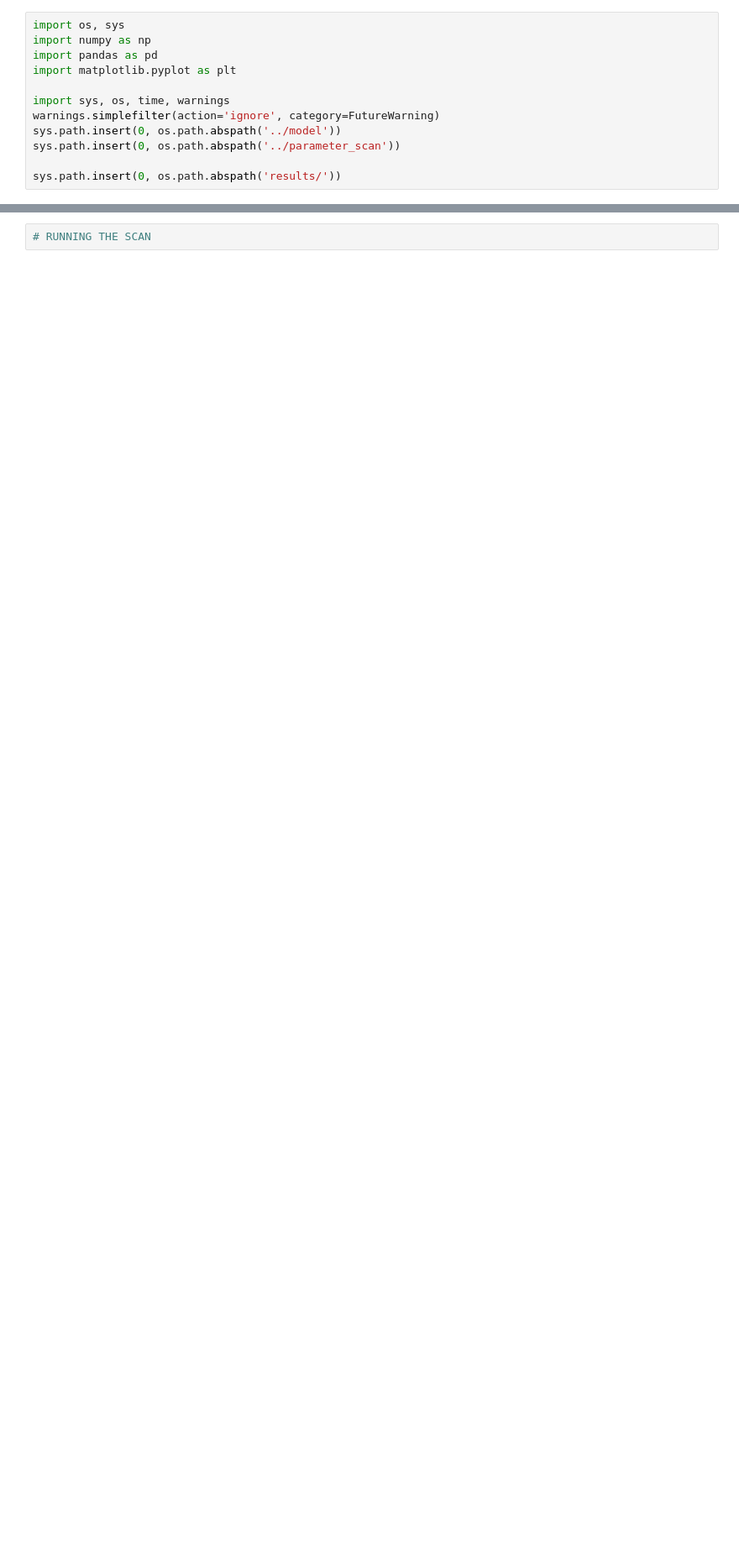
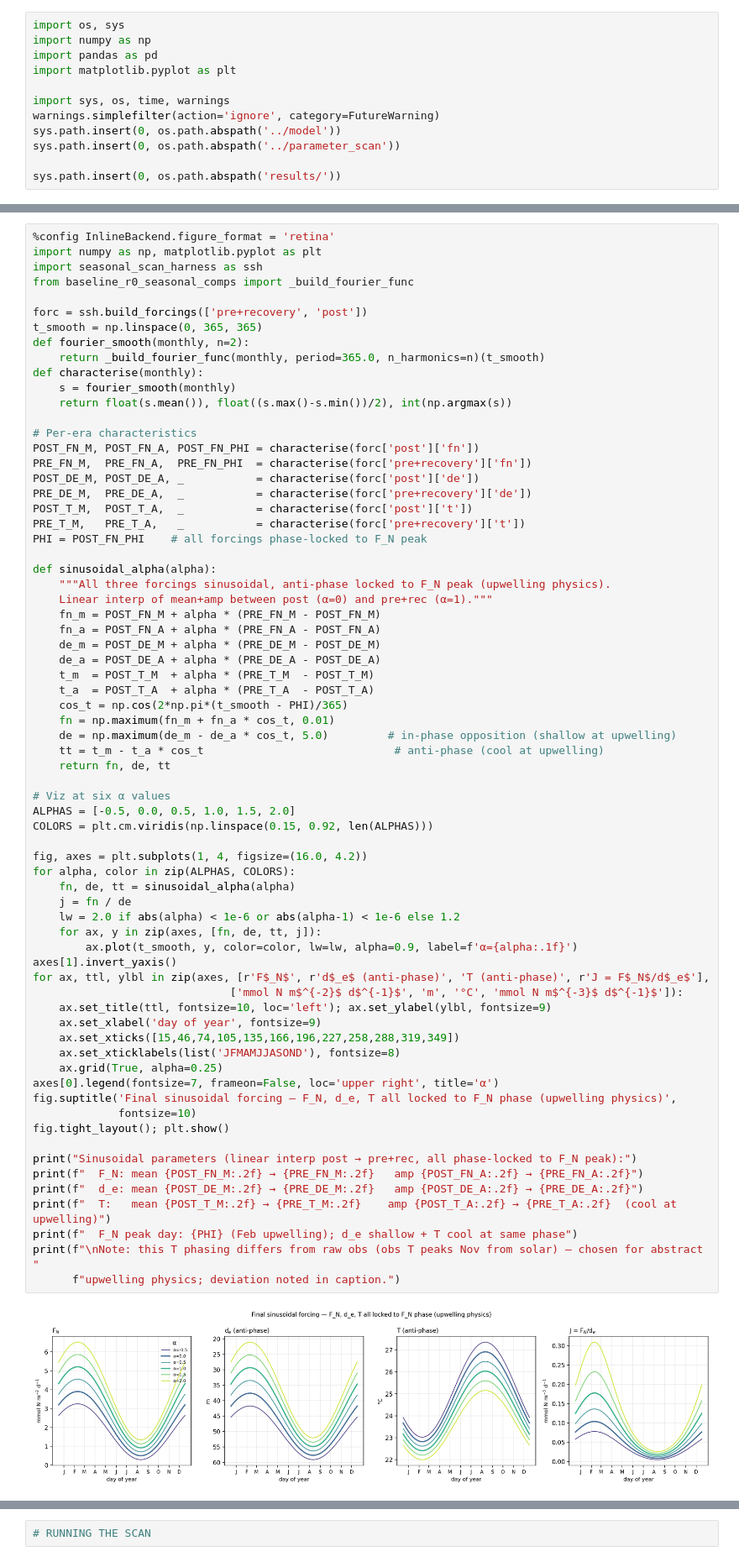
Before and after one commit to ben1post/SSMCariaco, a Jupyter notebook: plots/FIGURE_5.ipynb, the cells around one changed output, grey strips where cells are left out. Shown at 84% size. Cells and saved outputs as stored; diff of their text form; blank space fills up the shorter version.

```diff
--- a/plots/FIGURE_5.ipynb
+++ b/plots/FIGURE_5.ipynb
@@ -18,0 +310,71 @@ sys.path.insert(0, os.path.abspath('results/'))
+# %%
+%config InlineBackend.figure_format = 'retina'
+import numpy as np, matplotlib.pyplot as plt
+import seasonal_scan_harness as ssh
+from baseline_r0_seasonal_comps import _build_fourier_func
+
+forc = ssh.build_forcings(['pre+recovery', 'post'])
+t_smooth = np.linspace(0, 365, 365)
+def fourier_smooth(monthly, n=2):
+    return _build_fourier_func(monthly, period=365.0, n_harmonics=n)(t_smooth)
+def characterise(monthly):
+    s = fourier_smooth(monthly)
+    return float(s.mean()), float((s.max()-s.min())/2), int(np.argmax(s))
+
+# Per-era characteristics
+POST_FN_M, POST_FN_A, POST_FN_PHI = characterise(forc['post']['fn'])
+PRE_FN_M,  PRE_FN_A,  PRE_FN_PHI  = characterise(forc['pre+recovery']['fn'])
+POST_DE_M, POST_DE_A, _           = characterise(forc['post']['de'])
+PRE_DE_M,  PRE_DE_A,  _           = characterise(forc['pre+recovery']['de'])
+POST_T_M,  POST_T_A,  _           = characterise(forc['post']['t'])
+PRE_T_M,   PRE_T_A,   _           = characterise(forc['pre+recovery']['t'])
+PHI = POST_FN_PHI    # all forcings phase-locked to F_N peak
+
+def sinusoidal_alpha(alpha):
+    """All three forcings sinusoidal, anti-phase locked to F_N peak (upwelling physics).
+    Linear interp of mean+amp between post (α=0) and pre+rec (α=1)."""
+    fn_m = POST_FN_M + alpha * (PRE_FN_M - POST_FN_M)
+    fn_a = POST_FN_A + alpha * (PRE_FN_A - POST_FN_A)
+    de_m = POST_DE_M + alpha * (PRE_DE_M - POST_DE_M)
+    de_a = POST_DE_A + alpha * (PRE_DE_A - POST_DE_A)
+    t_m  = POST_T_M  + alpha * (PRE_T_M  - POST_T_M)
+    t_a  = POST_T_A  + alpha * (PRE_T_A  - POST_T_A)
+    cos_t = np.cos(2*np.pi*(t_smooth - PHI)/365)
+    fn = np.maximum(fn_m + fn_a * cos_t, 0.01)
+    de = np.maximum(de_m - de_a * cos_t, 5.0)         # in-phase opposition (shallow at upwelling)
+    tt = t_m - t_a * cos_t                             # anti-phase (cool at upwelling)
+    return fn, de, tt
+
+# Viz at six α values
+ALPHAS = [-0.5, 0.0, 0.5, 1.0, 1.5, 2.0]
+COLORS = plt.cm.viridis(np.linspace(0.15, 0.92, len(ALPHAS)))
+
+fig, axes = plt.subplots(1, 4, figsize=(16.0, 4.2))
+for alpha, color in zip(ALPHAS, COLORS):
+    fn, de, tt = sinusoidal_alpha(alpha)
+    j = fn / de
+    lw = 2.0 if abs(alpha) < 1e-6 or abs(alpha-1) < 1e-6 else 1.2
+    for ax, y in zip(axes, [fn, de, tt, j]):
+        ax.plot(t_smooth, y, color=color, lw=lw, alpha=0.9, label=f'α={alpha:.1f}')
+axes[1].invert_yaxis()
+for ax, ttl, ylbl in zip(axes, [r'F$_N$', r'd$_e$ (anti-phase)', 'T (anti-phase)', r'J = F$_N$/d$_e$'],
+                              ['mmol N m$^{-2}$ d$^{-1}$', 'm', '°C', 'mmol N m$^{-3}$ d$^{-1}$']):
+    ax.set_title(ttl, fontsize=10, loc='left'); ax.set_ylabel(ylbl, fontsize=9)
+    ax.set_xlabel('day of year', fontsize=9)
+    ax.set_xticks([15,46,74,105,135,166,196,227,258,288,319,349])
+    ax.set_xticklabels(list('JFMAMJJASOND'), fontsize=8)
+    ax.grid(True, alpha=0.25)
+axes[0].legend(fontsize=7, frameon=False, loc='upper right', title='α')
+fig.suptitle('Final sinusoidal forcing — F_N, d_e, T all locked to F_N phase (upwelling physics)',
+             fontsize=10)
+fig.tight_layout(); plt.show()
+
+print("Sinusoidal parameters (linear interp post → pre+rec, all phase-locked to F_N peak):")
+print(f"  F_N: mean {POST_FN_M:.2f} → {PRE_FN_M:.2f}   amp {POST_FN_A:.2f} → {PRE_FN_A:.2f}")
+print(f"  d_e: mean {POST_DE_M:.2f} → {PRE_DE_M:.2f}   amp {POST_DE_A:.2f} → {PRE_DE_A:.2f}")
+print(f"  T:   mean {POST_T_M:.2f} → {PRE_T_M:.2f}    amp {POST_T_A:.2f} → {PRE_T_A:.2f}  (cool at upwelling)")
+print(f"  F_N peak day: {PHI} (Feb upwelling); d_e shallow + T cool at same phase")
+print(f"\nNote: this T phasing differs from raw obs (obs T peaks Nov from solar) — chosen for abstract "
+      f"upwelling physics; deviation noted in caption.")
+# %% [output]
+[figure, added]
```
Also changed, not shown: parts of 4 cells of this notebook, 6 other files.
